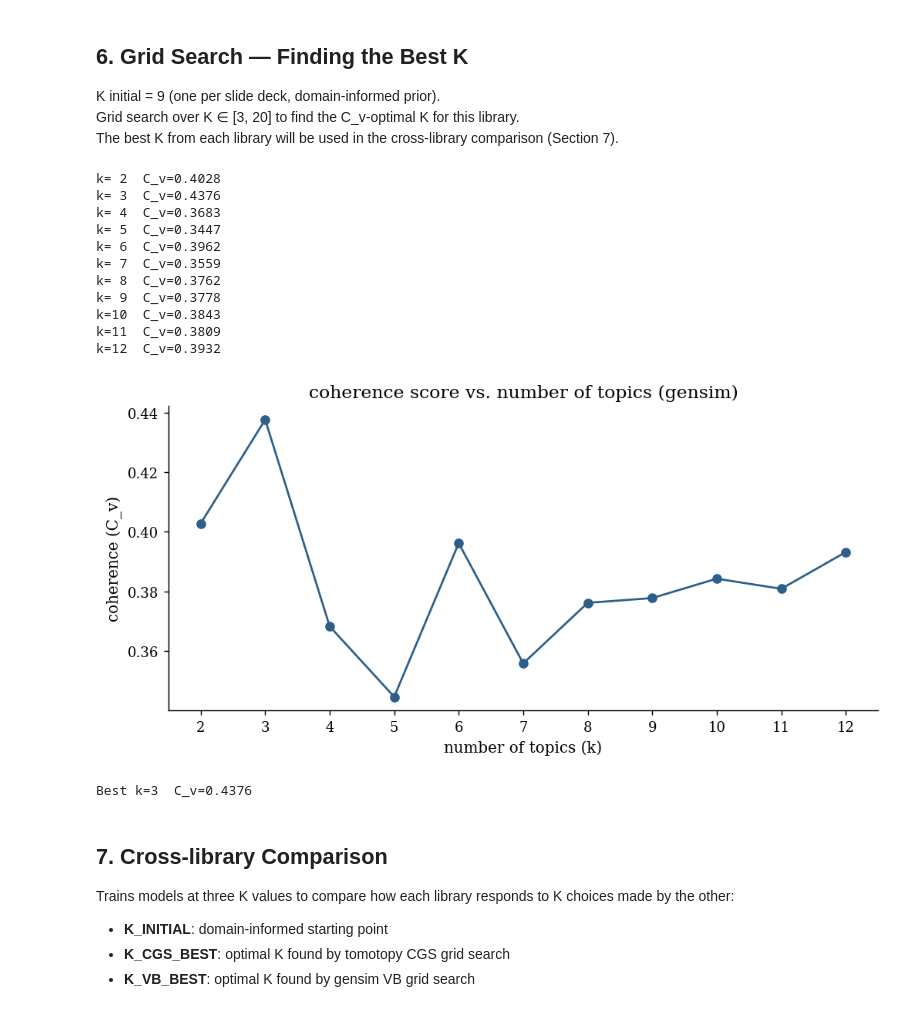
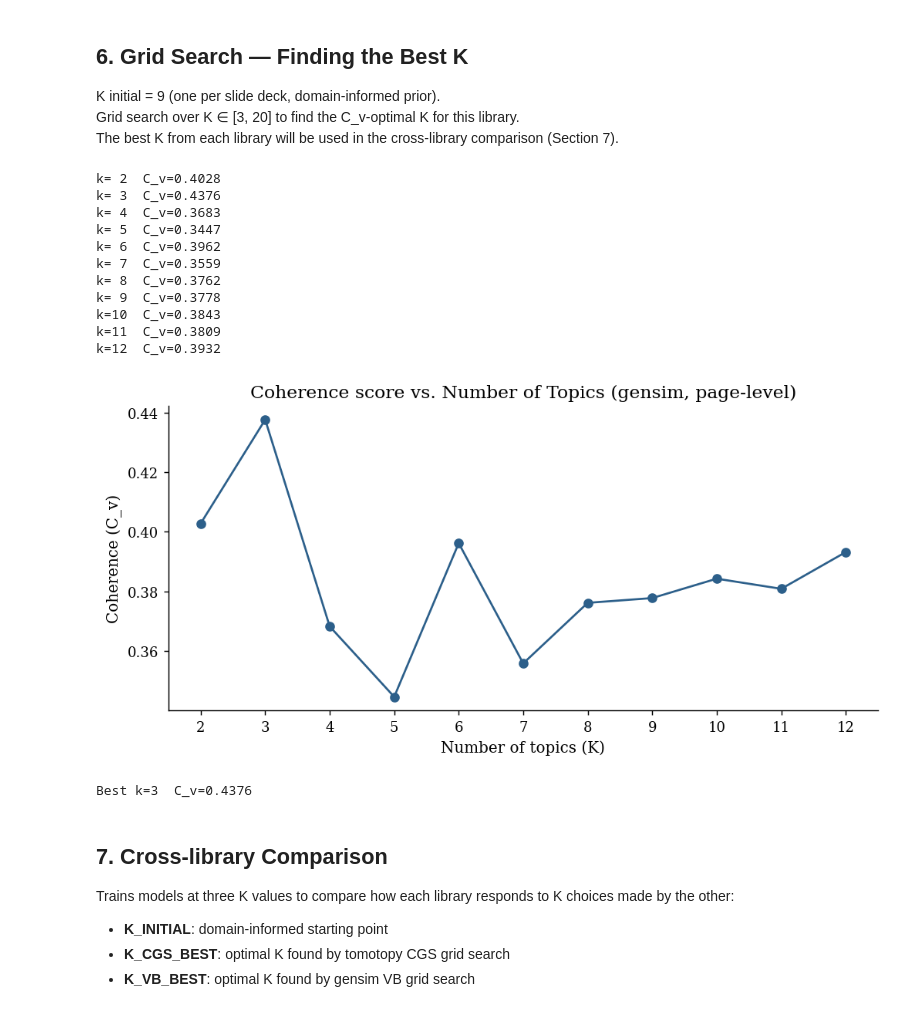
Before and after one commit to lcopolillo/MIGThesis-126735, a Jupyter notebook: src/notebooks/lda-page-vb.ipynb, the cells around one changed output. Saved outputs shown, nothing was run; the diff lists cells and outputs as text; code cells hidden in the pictures.

```diff
--- a/src/notebooks/lda-page-vb.ipynb
+++ b/src/notebooks/lda-page-vb.ipynb
@@ -303,10 +300,7 @@ K initial = 9 (one per slide deck, domain-informed prior).
 Grid search over K ∈ [3, 20] to find the C_v-optimal K for this library.
 The best K from each library will be used in the cross-library comparison (Section 7).
 # %%
-# Coherence grid search over number of topics
-# Helps to find the optimal K before committing to a final model and parameters.
-
-TOPIC_RANGE = range(2, 13)   # Aligned with tomotopy grid search in lda_v2.ipynb
+TOPIC_RANGE = range(2, 13)
 
 results = []
 for k in TOPIC_RANGE:
@@ -319,37 +313,37 @@ for k in TOPIC_RANGE:
         alpha        = ALPHA,
         eta          = ETA,
         random_state = RANDOM_SEED,
     )
     cv = CoherenceModel(model=m, texts=train_texts, dictionary=dictionary, coherence='c_v').get_coherence()
     results.append({'k': k, 'coherence_cv': round(cv, 4)})
     print(f'k={k:2d}  C_v={cv:.4f}')
 
 results_df = pd.DataFrame(results)
 
 fig, ax = plt.subplots(figsize=(8, 4))
 ax.plot(results_df['k'], results_df['coherence_cv'], marker='o', color=PALETTE[0])
-ax.set_xlabel('number of topics (k)')
-ax.set_ylabel('coherence (C_v)')
-ax.set_title('coherence score vs. number of topics (gensim)')
+ax.set_xlabel('Number of topics (K)')
+ax.set_ylabel('Coherence (C_v)')
+ax.set_title('Coherence score vs. Number of Topics (gensim, page-level)')
 ax.set_xticks(list(TOPIC_RANGE))
 plt.tight_layout()
 plt.show()
 
 best = results_df.loc[results_df['coherence_cv'].idxmax()]
 print(f'\nBest k={int(best.k)}  C_v={best.coherence_cv}')
 # %% [output]
 k= 2  C_v=0.4028
 k= 3  C_v=0.4376
 k= 4  C_v=0.3683
 k= 5  C_v=0.3447
 k= 6  C_v=0.3962
 k= 7  C_v=0.3559
 k= 8  C_v=0.3762
 k= 9  C_v=0.3778
 k=10  C_v=0.3843
 k=11  C_v=0.3809
 k=12  C_v=0.3932
-[figure, old version]
+[figure, new version]
 Best k=3  C_v=0.4376
 # %% [markdown]
 ## 7. Cross-library Comparison
```
Also changed, not shown: parts of 5 cells of this notebook, 3 other files.
